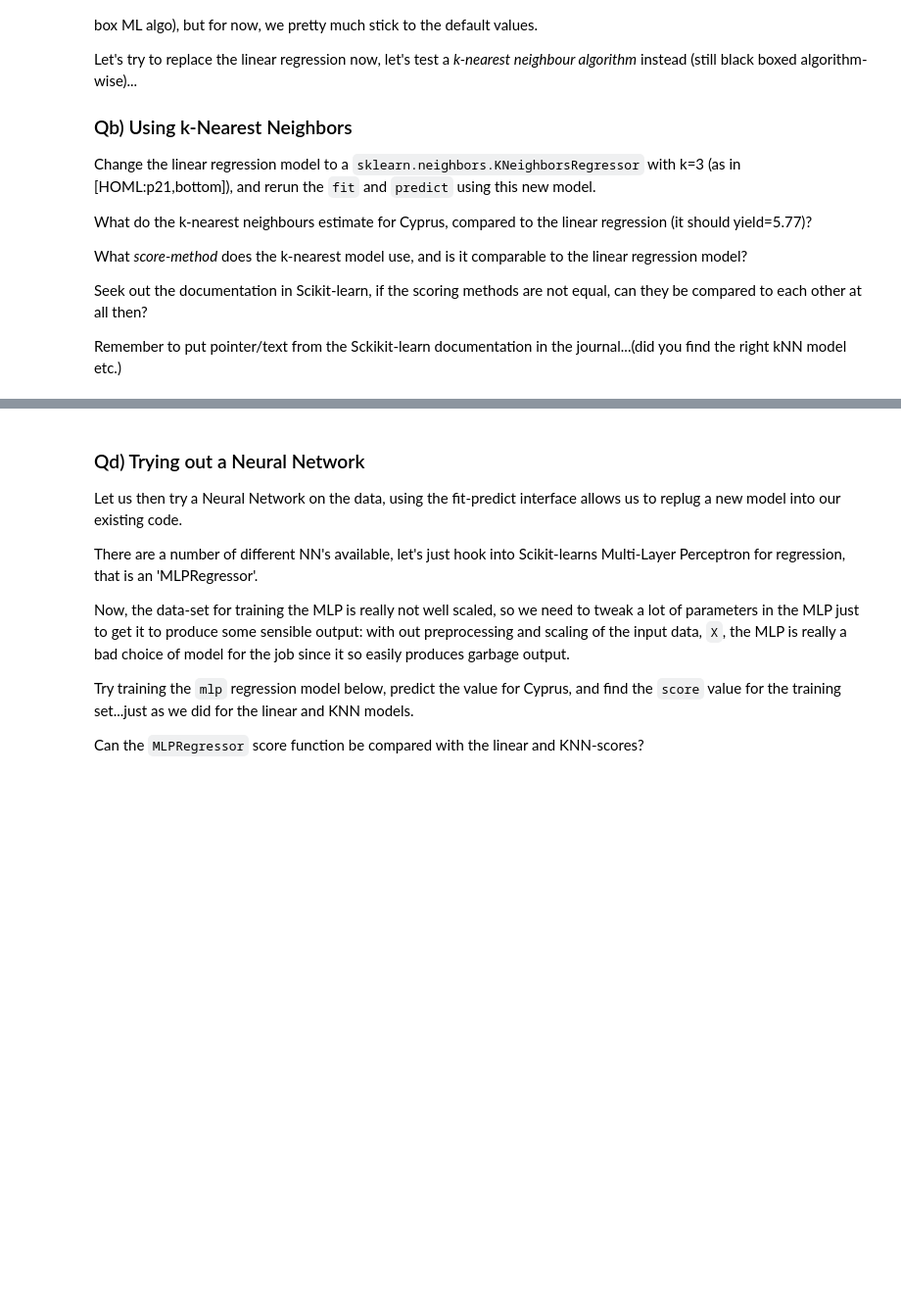
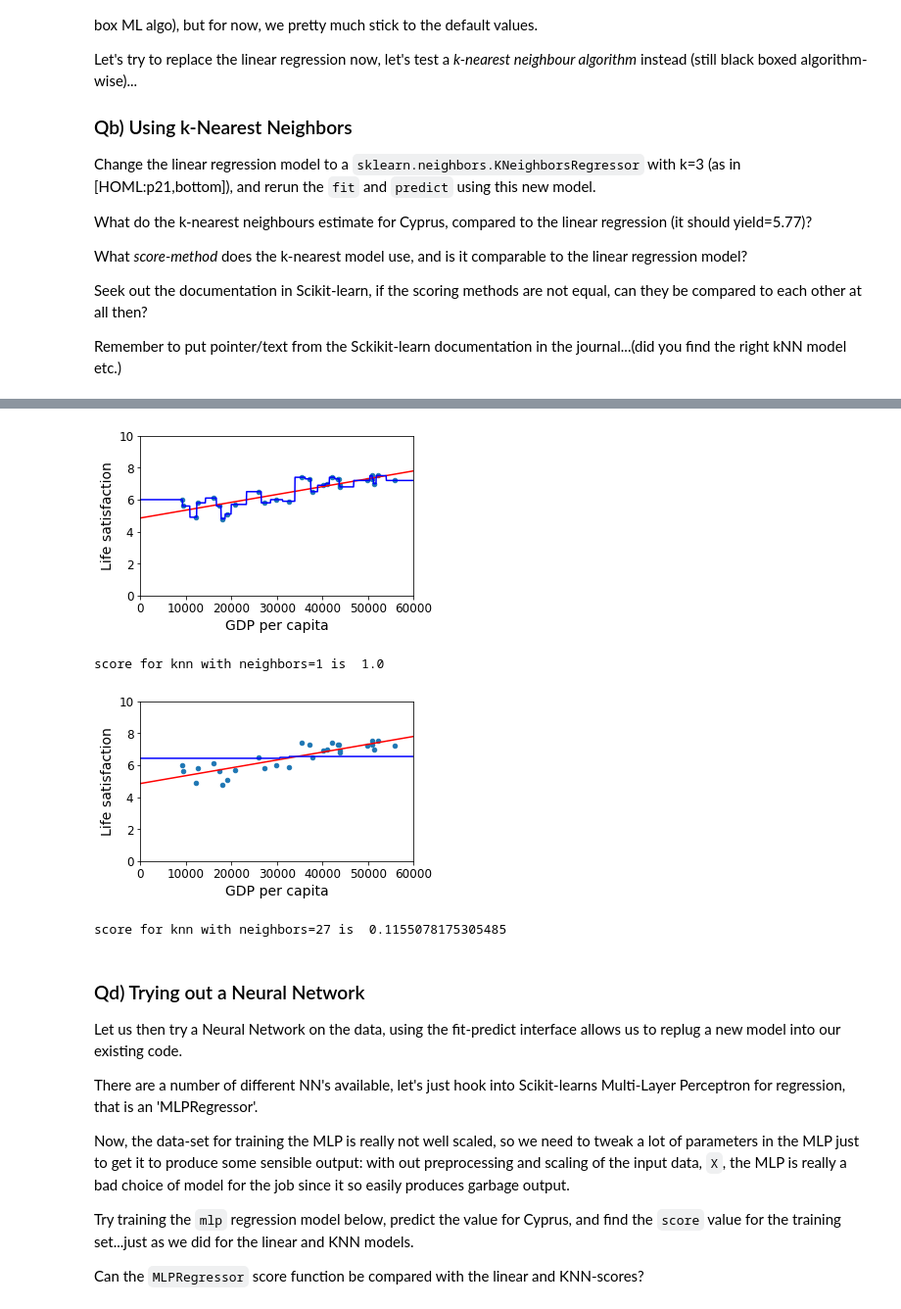
Before and after one commit to jens270996/Itmal, a Jupyter notebook: O1/L01/intro.ipynb, the cells around one changed output, grey strips where cells are left out. Shown at 98% size. Cells and saved outputs as stored; diff of their text form; code cells hidden in the pictures; blank space fills up the shorter version.

```diff
--- a/O1/L01/intro.ipynb
+++ b/O1/L01/intro.ipynb
@@ -345,6 +385,14 @@ plt.show()
 
 # Select and train a model
 
-# TODO: add your code here..
-assert False, "TODO: add you instatiation and training of the knn model here.."
-# knn = ..
+import sklearn.neighbors
+
+knnmodel = sklearn.neighbors.KNeighborsRegressor(n_neighbors=3)
+# Train the model
+knnmodel.fit(X, y)
+
+# Make a prediction for Cyprus
+X_new = [[22587]]  # Cyprus' GDP per capita
+y_pred = knnmodel.predict(X_new)
+print(y_pred)
+print(knnmodel.score(X,y))
@@ -367,23 +421,41 @@ Hint here is a similar plot of a KNN for a small set of different k's:
 # %%
 sample_data.plot(kind='scatter', x="GDP per capita", y='Life satisfaction', figsize=(5,3))
 plt.axis([0, 60000, 0, 10])
 
 # create an test matrix M, with the same dimensionality as X, and in the range [0;60000]
 # and a step size of your choice
 m=np.linspace(0, 60000, 1000)
 M=np.empty([m.shape[0],1])
 M[:,0]=m
-
+knnmodel = sklearn.neighbors.KNeighborsRegressor(n_neighbors=1)
+# Train the model
+knnmodel.fit(X, y)
 # from this test M data, predict the y values via the lin.reg. and k-nearest models
 y_pred_lin = model.predict(M)
-y_pred_knn = knn.predict(M)   # ASSUMING the variable name 'knn' of your KNeighborsRegressor
+y_pred_knn = knnmodel.predict(M)   # ASSUMING the variable name 'knn' of your KNeighborsRegressor
 
 # use plt.plot to plot x-y into the sample_data plot..
 plt.plot(m, y_pred_lin, "r")
 plt.plot(m, y_pred_knn, "b")
+plt.show()
+print("score for knn with neighbors=1 is ",knnmodel.score(X,y))
+sample_data.plot(kind='scatter', x="GDP per capita", y='Life satisfaction', figsize=(5,3))
+plt.axis([0, 60000, 0, 10])
+knnmodel = sklearn.neighbors.KNeighborsRegressor(n_neighbors=27)
+# Train the model
+knnmodel.fit(X, y)
+y_pred_knn = knnmodel.predict(M)   # ASSUMING the variable name 'knn' of your KNeighborsRegressor
 
-# TODO: add your code here..
-assert False, "TODO: try knn with different k_neighbor params, that is re-instantiate knn, refit and replot.."
+# use plt.plot to plot x-y into the sample_data plot..
+plt.plot(m, y_pred_lin, "r")
+plt.plot(m, y_pred_knn, "b")
+plt.show()
+print("score for knn with neighbors=27 is ",knnmodel.score(X,y))
+# %% [output]
+[figure, added]
+score for knn with neighbors=1 is  1.0
+[figure, added]
+score for knn with neighbors=27 is  0.1155078175305485
 # %% [markdown]
 ### Qd) Trying out a Neural Network
 
```
Also changed, not shown: parts of 6 cells of this notebook.
